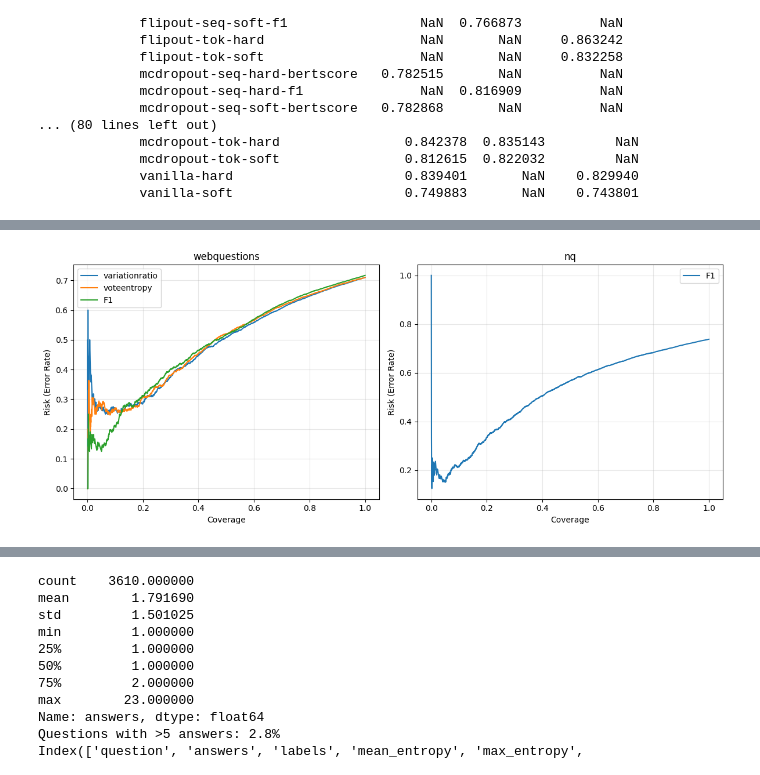
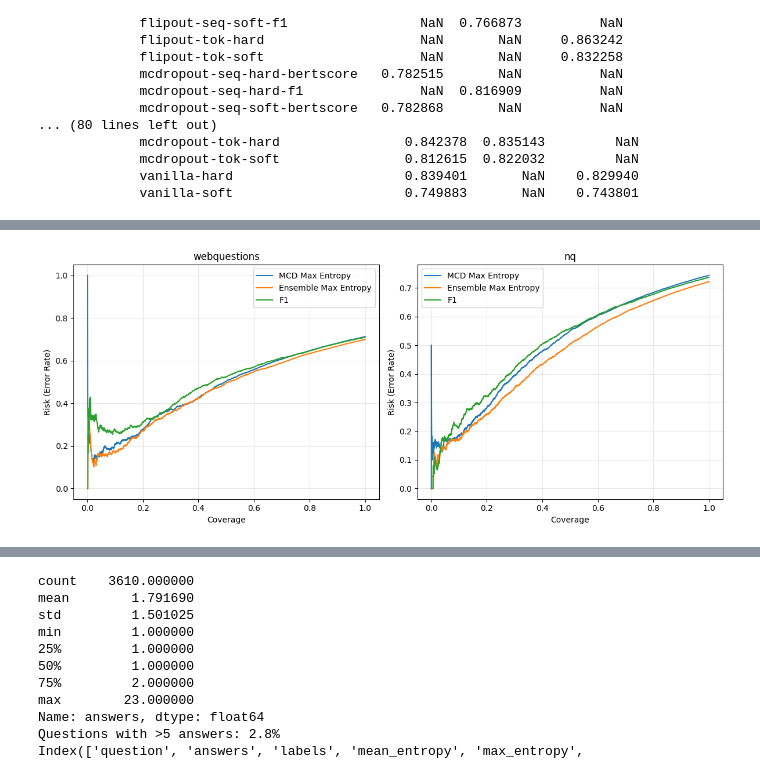
Before and after one commit to dries02/cbqa-ood, a Jupyter notebook: notebooks/results.ipynb, the cells around one changed output, grey strips where cells are left out. Cells and saved outputs as stored; diff of their text form; code cells hidden in the pictures.

Commit message:
results

```diff
--- a/notebooks/results.ipynb
+++ b/notebooks/results.ipynb
@@ -618,13 +638,6 @@ from pathlib import Path
 
 import pandas as pd
 
-
-def accuracy_at_coverage(uncertainty: np.ndarray, correctness: np.ndarray, target_cov: float) -> float:
-    """Accuracy when answering only the top X% most confident predictions."""
-    sorted_idx = np.argsort(uncertainty)  # low uncertainty = high confidence
-    sorted_correct = correctness[sorted_idx]
-    n_samples = int(len(sorted_correct) * target_cov)
-    return sorted_correct[:n_samples].mean() if n_samples > 0 else 0.0
 
 def risk_coverage_curve(uncertainty: np.ndarray, correctness: np.ndarray) -> tuple[list, list]:
     """Compute risk (error rate) at each coverage level."""
@@ -641,17 +654,16 @@ def risk_coverage_curve(uncertainty: np.ndarray, correctness: np.ndarray) -> tup
 
 
 def area_under_risk_coverage(uncertainty: np.ndarray, correctness: np.ndarray) -> float:
-    """Compute AURC (lower is better)."""
+    """Compute AURC."""
     coverages, risks = risk_coverage_curve(uncertainty, correctness)
     return np.trapezoid(risks, coverages)
 
+
 def aurc_oracle(correctness: np.ndarray) -> float:
-    """
-    Oracle AURC: best-case ordering where all correct examples come first.
-    Implemented by using an 'oracle uncertainty' that ranks correct (0) before incorrect (1).
-    """
+    """Oracle AURC: best-case ordering where all correct examples come first."""
     oracle_uncertainty = 1 - correctness.astype(np.float32)  # correct->0, wrong->1
     return area_under_risk_coverage(oracle_uncertainty, correctness)
+
 
 def e_aurc(uncertainty: np.ndarray, correctness: np.ndarray) -> float:
     """Excess AURC (lower is better)."""
@@ -666,11 +678,6 @@ def compute_all_metrics(df: pd.DataFrame, uncertainty_col: str) -> dict:
     eaurc = aurc - aurc_oracle(correctness)
 
     return {
-        "AUROC": roc_auc_score(1 - correctness, uncertainty),
-        "Acc@10": accuracy_at_coverage(uncertainty, correctness, 0.10),
-        "Acc@20": accuracy_at_coverage(uncertainty, correctness, 0.20),
-        "Acc@30": accuracy_at_coverage(uncertainty, correctness, 0.30),
-        "EM": correctness.mean(),
         "AURC": aurc,
         "E-AURC": eaurc,
     }
@@ -678,21 +685,27 @@ def compute_all_metrics(df: pd.DataFrame, uncertainty_col: str) -> dict:
 def evaluate_selective_prediction(datasets: list[str], base_path: Path) -> pd.DataFrame:
     """Evaluate all models on selective prediction."""
     model_to_file = {
-        "vanilla-hard": ("baselines-hard.jsonl", ["mean_entropy", "max_entropy", "perplexity"]),
-        "vanilla-soft": ("baselines-soft.jsonl", ["mean_entropy", "max_entropy", "perplexity"]),
+        "vanilla-hard": ("baselines-hard.jsonl", ["mean_entropy", "max_entropy", "perplexity", "max_token_nll"]),
+        "vanilla-soft": ("baselines-soft.jsonl", ["mean_entropy", "max_entropy", "perplexity", "max_token_nll"]),
         "mcdropout-tok-hard": ("mcdropout-hard-token.jsonl", ["mean_entropy", "max_entropy", "mean_mi", "max_mi"]),
         "mcdropout-tok-soft": ("mcdropout-soft-token.jsonl", ["mean_entropy", "max_entropy", "mean_mi", "max_mi"]),
-        "flipout-tok-hard": ("flipout-hard-token.jsonl", ["mean_entropy", "max_entropy", "mean_mi", "max_mi"]),
-        "flipout-tok-soft": ("flipout-soft-token.jsonl", ["mean_entropy", "max_entropy", "mean_mi", "max_mi"]),
+        # "flipout-tok-hard": ("flipout-hard-token.jsonl", ["mean_entropy", "max_entropy", "mean_mi", "max_mi"]),
+        # "flipout-tok-soft": ("flipout-soft-token.jsonl", ["mean_entropy", "max_entropy", "mean_mi", "max_mi"]),
         "ensemble-tok-hard": ("ensemble5-hard-token.jsonl", ["mean_entropy", "max_entropy", "mean_mi", "max_mi"]),
         "ensemble-tok-soft": ("ensemble5-soft-token.jsonl", ["mean_entropy", "max_entropy", "mean_mi", "max_mi"]),
 
-        "mcdropout-seq-hard": ("mcdropout-hard-f1.jsonl", ["f1"]),
+        "ensemble5-seq-hard-bertscore": ("ensemble5-hard-bertscore.jsonl", ["bertscore"]),
+        "ensemble5-seq-hard-f1": ("ensemble5-hard-f1.jsonl", ["f1"]),
+        "ensemble5-seq-hard-vr": ("ensemble5-hard-variationratio.jsonl", ["variationratio"]),
+        "ensemble5-seq-hard-ve": ("ensemble5-hard-voteentropy.jsonl", ["voteentropy"]),
+
+        "mcdropout-seq-hard-bertscore": ("mcdropout-hard-bertscore.jsonl", ["bertscore"]),
+        "mcdropout-seq-hard-f1": ("mcdropout-hard-f1.jsonl", ["f1"]),
         "mcdropout-seq-hard-vr": ("mcdropout-hard-variationratio.jsonl", ["variationratio"]),
         "mcdropout-seq-hard-ve": ("mcdropout-hard-voteentropy.jsonl", ["voteentropy"]),
         "mcdropout-seq-soft": ("mcdropout-soft-f1.jsonl", ["f1"]),
-        "flipout-seq-hard": ("flipout-hard-f1.jsonl", ["f1"]),
-        "flipout-seq-soft": ("flipout-soft-f1.jsonl", ["f1"]),
+        # "flipout-seq-hard": ("flipout-hard-f1.jsonl", ["f1"]),
+        # "flipout-seq-soft": ("flipout-soft-f1.jsonl", ["f1"]),
     }
 
     results = []
@@ -734,8 +747,9 @@ def evaluate_selective_prediction(datasets: list[str], base_path: Path) -> pd.Da
 def plot_risk_coverage(datasets: list[str], base_path: Path):
     """Plot risk-coverage curves for all models."""
     model_to_file = {
-        "variationratio": ("mcdropout-hard-variationratio.jsonl", "variationratio"),
-        "voteentropy": ("mcdropout-hard-voteentropy.jsonl", "voteentropy"),
+        "Vanilla Max Entropy": ("baselines-hard-token.jsonl", "max_entropy"),
+        "MCD Max Entropy": ("mcdropout-hard-token.jsonl", "max_entropy"),
+        "Ensemble Max Entropy": ("ensemble5-hard-token.jsonl", "max_entropy"),
         "F1": ("mcdropout-hard-f1.jsonl", "f1"),
 
         # "Ensemble Soft Mean Entropy": ("ensemble5-hard-token.jsonl", "mean_entropy"),
@@ -778,15 +792,16 @@ def plot_risk_coverage(datasets: list[str], base_path: Path):
     plt.show()
 
 
-def generate_latex_table(df: pd.DataFrame, metric: str = "mean_entropy") -> str:
+def generate_latex_table(df: pd.DataFrame, metric: str) -> str:
     """Generate LaTeX table for AUROC results."""
     # Filter to specific uncertainty metric
+    print(metric)
     subset = df[df["uncertainty"] == metric].copy()
 
     # Pivot for nice table
     pivot = subset.pivot_table(
         index=["dataset", "model"],
-        values=["AUROC", "Acc@10", "Acc@20", "E-AURC"]
+        values=["AURC", "E-AURC"]
     ).round(3)
 
     return pivot.to_latex()
@@ -795,34 +810,26 @@ def generate_latex_table(df: pd.DataFrame, metric: str = "mean_entropy") -> str:
 if __name__ == "__main__":
     base_path = Path("../results")
     datasets = ["webquestions", "nq"]
-
-    # Get all metrics
     results_df = evaluate_selective_prediction(datasets, base_path)
-
-    # Print summary table
-    print("\n=== AUROC by Model and Dataset ===")
-    auroc_pivot = results_df.pivot_table(
-        index=["dataset", "model"],
-        columns="uncertainty",
-        values="AUROC"
-    ).round(3)
-    print(auroc_pivot)
-
-    # Print coverage table
-    print("\n=== Acc@20% ===")
-    cov_pivot = results_df[results_df["uncertainty"] == "mean_entropy"].pivot_table(
-        index="dataset",
-        columns="model",
-        values="Acc@20",
-    ).round(3)
-    print(cov_pivot)
 
     # Plot risk-coverage curves
     plot_risk_coverage(datasets, base_path)
 
     # Generate LaTeX
     print("\n=== LaTeX Table ===")
-    print(generate_latex_table(results_df, "max_mi"))
+    # print(generate_latex_table(results_df, "max_mi"))
+    # print(generate_latex_table(results_df, "mean_mi"))
 
     print(generate_latex_table(results_df, "max_entropy"))
+    # print(generate_latex_table(results_df, "mean_entropy"))
+
+    # print(generate_latex_table(results_df, "perplexity"))
+    # print(generate_latex_table(results_df, "max_token_nll"))
+    print(generate_latex_table(results_df, "f1"))
+
+    print(generate_latex_table(results_df, "bertscore"))
+
+    print(generate_latex_table(results_df, "variationratio"))
+
+    print(generate_latex_table(results_df, "voteentropy"))
 # %% [output]
@@ -846,2 +842,2 @@ webquestions         0.707         0.660
-[figure, old version]
+[figure, new version]
 === LaTeX Table ===
```
Also changed, not shown: parts of 4 cells of this notebook, 9 other files.
